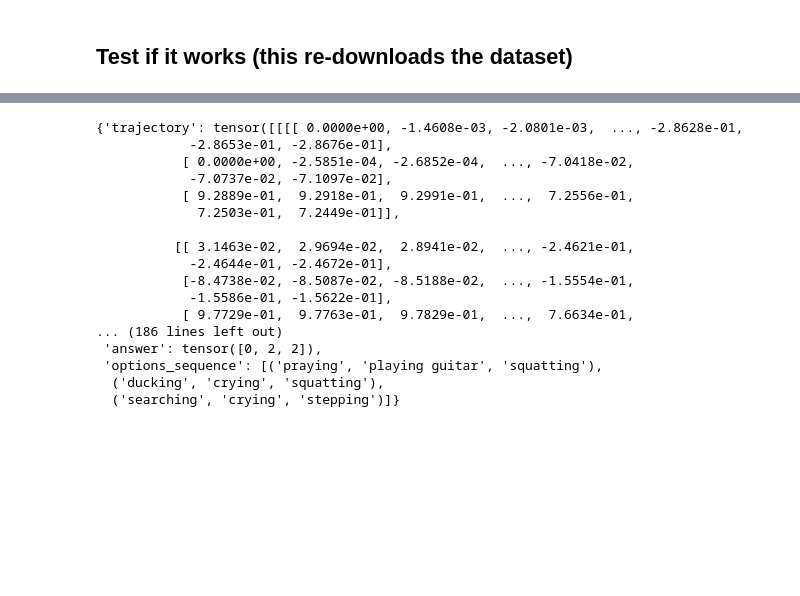
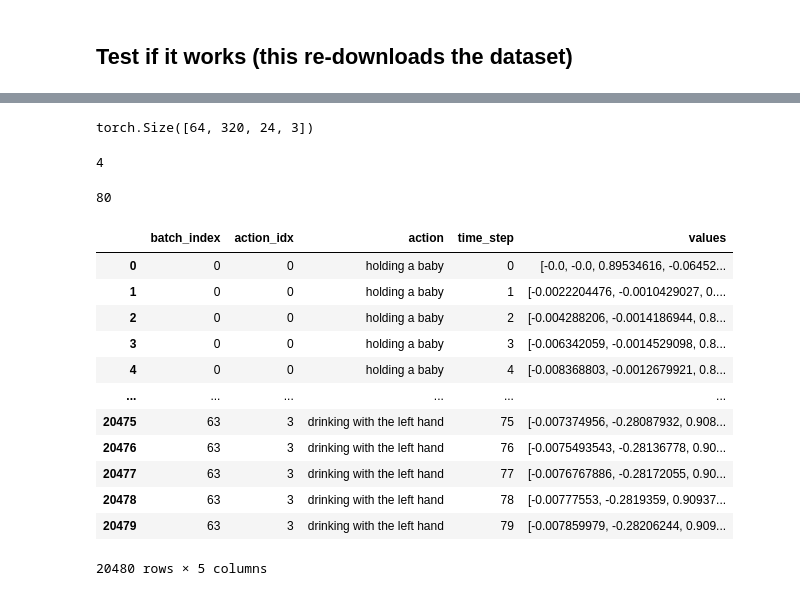
Before and after one commit to mauricekraus/quants-generate, a Jupyter notebook: time_qa-dataset/notebooks/make-hf-dataset.ipynb, the cells around one changed output, grey strips where cells are left out. Cells and saved outputs as stored; diff of their text form; code cells hidden in the pictures; blank space fills up the shorter version.

```diff
--- a/time_qa-dataset/notebooks/make-hf-dataset.ipynb
+++ b/time_qa-dataset/notebooks/make-hf-dataset.ipynb
@@ -24,7 +15,7 @@ from tqdm.contrib.concurrent import process_map
 # %% [markdown]
 # Configure: Full or simple
 # %%
-data_dir = (Path(".").absolute().parents[1] / "generated-dataset-10_000" / "data").absolute()
+data_dir = (Path(".").absolute().parents[1] / "generated-dataset-30_000" / "data").absolute()
 target_data_repo = "dasyd/time-qa"
 
 len(list(data_dir.iterdir()))
@@ -135,3 +127,9 @@ len(ids_in_split["train"]), len(ids_in_split["val"]), len(ids_in_split["test"])
+# %%
+# Write the ids to a text file
+
+for split in splits:
+    with open(data_dir.parent / f"{split}_ids.txt", "w") as file:
+        file.write("\n".join(map(str, ids_in_split[split])))
 # %%
 def make_info(task: Literal["binary", "open", "multi"]):
     base_features = {
@@ -362,20 +359,45 @@ list(batch.keys())
 # %%
-batch
+batch["trajectory"].shape
 # %% [output]
-{'trajectory': tensor([[[[ 0.0000e+00, -1.4608e-03, -2.0801e-03,  ..., -2.8628e-01,
-            -2.8653e-01, -2.8676e-01],
-           [ 0.0000e+00, -2.5851e-04, -2.6852e-04,  ..., -7.0418e-02,
-            -7.0737e-02, -7.1097e-02],
-           [ 9.2889e-01,  9.2918e-01,  9.2991e-01,  ...,  7.2556e-01,
-             7.2503e-01,  7.2449e-01]],
-
-          [[ 3.1463e-02,  2.9694e-02,  2.8941e-02,  ..., -2.4621e-01,
-            -2.4644e-01, -2.4672e-01],
-           [-8.4738e-02, -8.5087e-02, -8.5188e-02,  ..., -1.5554e-01,
-            -1.5586e-01, -1.5622e-01],
-           [ 9.7729e-01,  9.7763e-01,  9.7829e-01,  ...,  7.6634e-01,
-... (186 lines left out)
- 'answer': tensor([0, 2, 2]),
- 'options_sequence': [('praying', 'playing guitar', 'squatting'),
-  ('ducking', 'crying', 'squatting'),
-  ('searching', 'crying', 'stepping')]}
+torch.Size([64, 320, 24, 3])
+# %%
+len(batch["action_sequence"]["action"])
+# %% [output]
+4
+# %%
+len_action = batch["trajectory"].shape[1] // len(batch["action_sequence"]["action"])
+len_action
+# %% [output]
+80
+# %%
+df = pd.DataFrame.from_dict(
+    {
+        "batch_index": batch_idx,
+        "action_idx": action_idx,
+        "action": batch["action_sequence"]["action"][action_idx][batch_idx],
+        "time_step": time_step,
+        "values": values,
+    }
+    for batch_idx in range(batch["trajectory"].shape[0])
+    for action_idx in range(len(batch["action_sequence"]["action"]))
+    for time_step, values in enumerate(
+        batch["trajectory"][batch_idx, action_idx * len_action : (action_idx + 1) * len_action, ...]
+        .flatten(start_dim=1)
+        .numpy()
+    )
+)
+df
+# %% [output]
+|  | batch_index | action_idx | action | time_step | values |
+| 0 | 0 | 0 | holding a baby | 0 | [-0.0, -0.0, 0.89534616, -0.06452... |
+| 1 | 0 | 0 | holding a baby | 1 | [-0.0022204476, -0.0010429027, 0.... |
+| 2 | 0 | 0 | holding a baby | 2 | [-0.004288206, -0.0014186944, 0.8... |
+| 3 | 0 | 0 | holding a baby | 3 | [-0.006342059, -0.0014529098, 0.8... |
+| 4 | 0 | 0 | holding a baby | 4 | [-0.008368803, -0.0012679921, 0.8... |
+| ... | ... | ... | ... | ... | ... |
+| 20475 | 63 | 3 | drinking with the left hand | 75 | [-0.007374956, -0.28087932, 0.908... |
+| 20476 | 63 | 3 | drinking with the left hand | 76 | [-0.0075493543, -0.28136778, 0.90... |
+| 20477 | 63 | 3 | drinking with the left hand | 77 | [-0.0076767886, -0.28172055, 0.90... |
+| 20478 | 63 | 3 | drinking with the left hand | 78 | [-0.00777553, -0.2819359, 0.90937... |
+| 20479 | 63 | 3 | drinking with the left hand | 79 | [-0.007859979, -0.28206244, 0.909... |
+20480 rows × 5 columns
```
Also changed, not shown: parts of 13 cells of this notebook, 8 other files.
